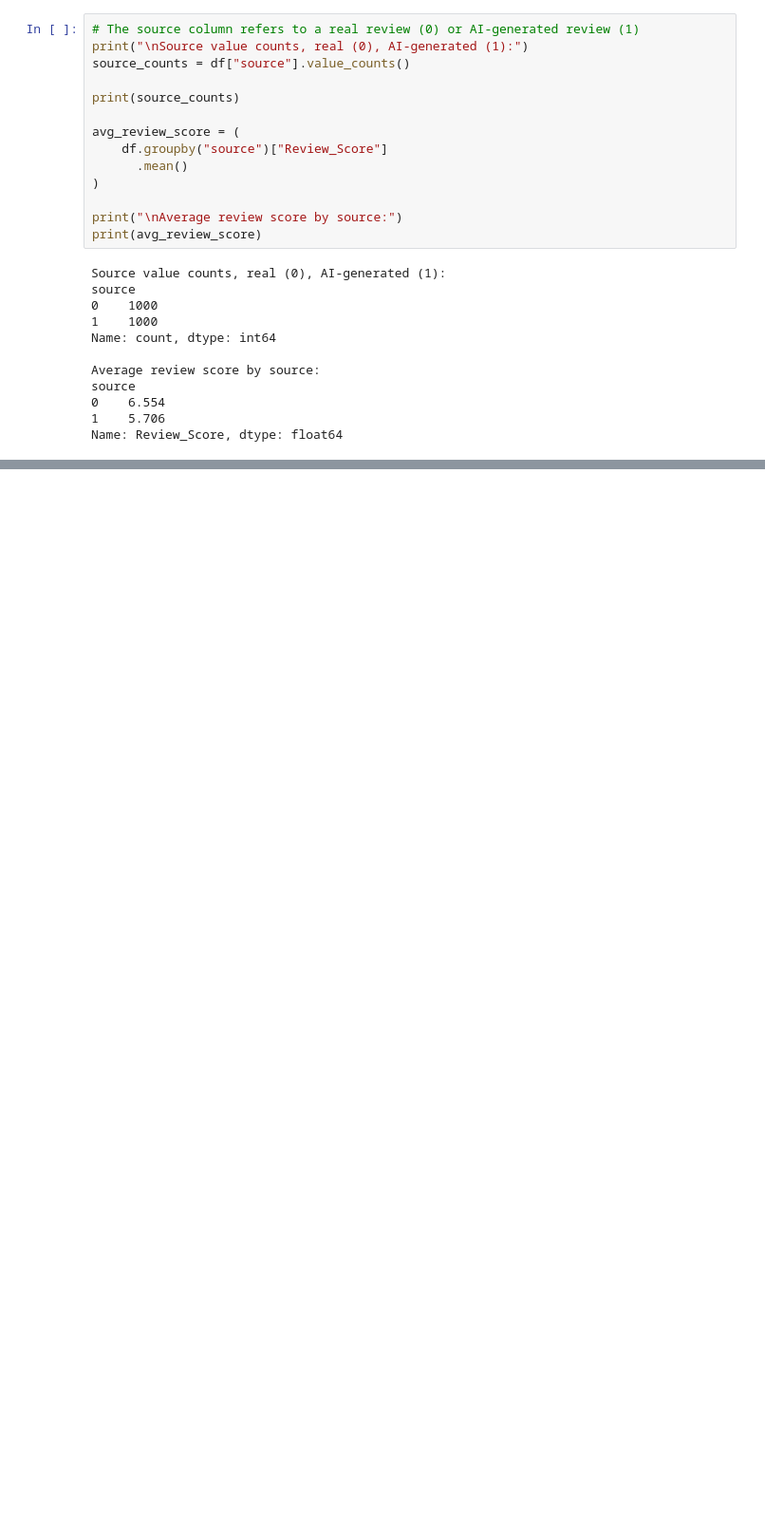
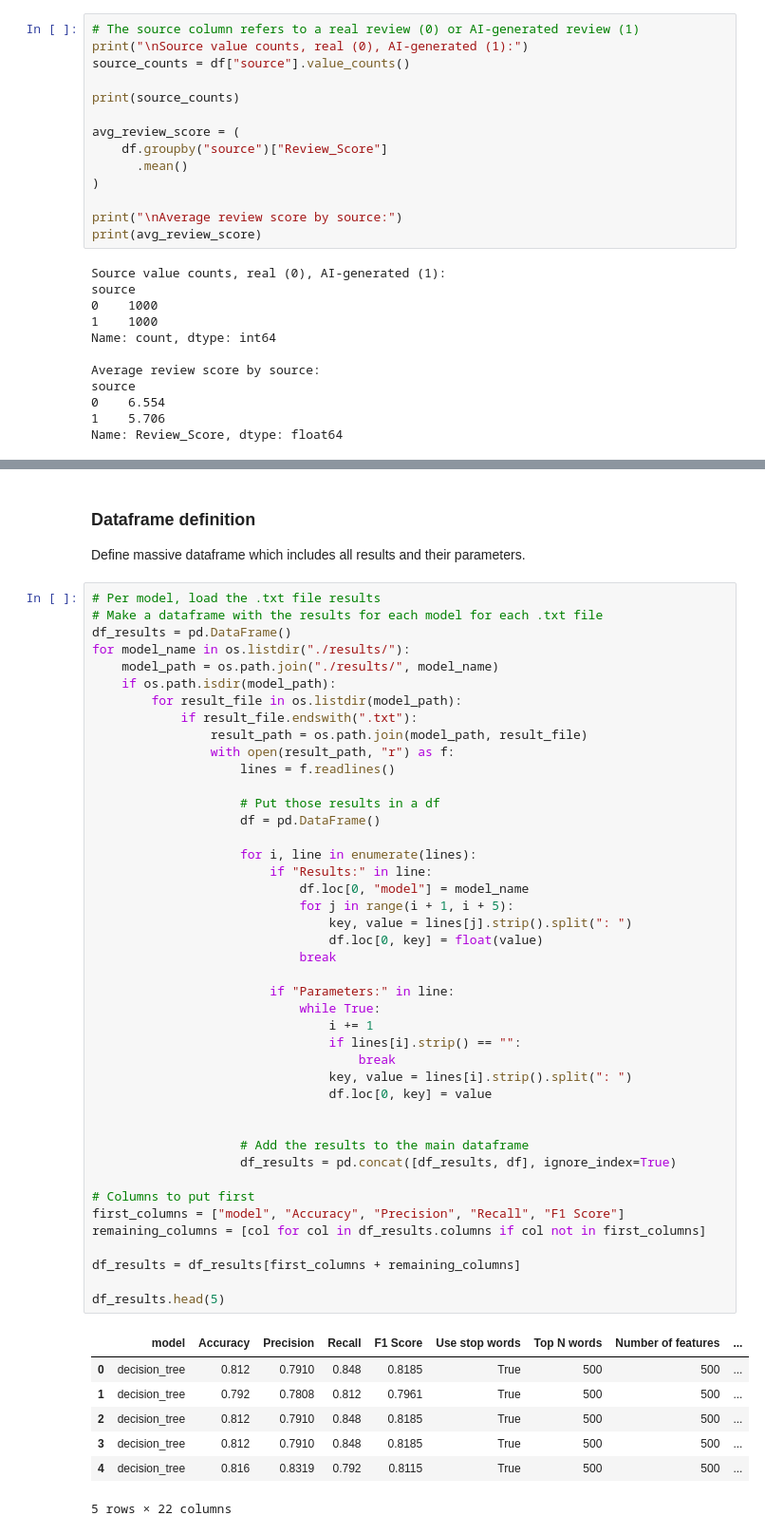
Before and after one commit to andreas4589/review_detection, a Jupyter notebook: data.ipynb, the cells around one changed output, grey strips where cells are left out. Shown at 95% size. Saved outputs shown, nothing was run; the diff lists cells and outputs as text; blank space fills up the shorter version.

```diff
--- a/data.ipynb
+++ b/data.ipynb
@@ -62,0 +85,55 @@ Name: Review_Score, dtype: float64
+# %% [markdown]
+### Dataframe definition
+
+Define massive dataframe which includes all results and their parameters.
+# %%
+# Per model, load the .txt file results
+# Make a dataframe with the results for each model for each .txt file
+df_results = pd.DataFrame()
+for model_name in os.listdir("./results/"):
+    model_path = os.path.join("./results/", model_name)
+    if os.path.isdir(model_path):
+        for result_file in os.listdir(model_path):
+            if result_file.endswith(".txt"):
+                result_path = os.path.join(model_path, result_file)
+                with open(result_path, "r") as f:
+                    lines = f.readlines()
+
+                    # Put those results in a df
+                    df = pd.DataFrame()
+
+                    for i, line in enumerate(lines):
+                        if "Results:" in line:
+                            df.loc[0, "model"] = model_name
+                            for j in range(i + 1, i + 5):
+                                key, value = lines[j].strip().split(": ")
+                                df.loc[0, key] = float(value)
+                            break
+
+                        if "Parameters:" in line:
+                            while True:
+                                i += 1
+                                if lines[i].strip() == "":
+                                    break
+                                key, value = lines[i].strip().split(": ")
+                                df.loc[0, key] = value
+
+
+                    # Add the results to the main dataframe
+                    df_results = pd.concat([df_results, df], ignore_index=True)
+
+# Columns to put first
+first_columns = ["model", "Accuracy", "Precision", "Recall", "F1 Score"]
+remaining_columns = [col for col in df_results.columns if col not in first_columns]
+
+df_results = df_results[first_columns + remaining_columns]
+
+df_results.head(5)
+# %% [output]
+|  | model | Accuracy | Precision | Recall | F1 Score | Use stop words | Top N words | Number of features | ... |
+| 0 | decision_tree | 0.812 | 0.7910 | 0.848 | 0.8185 | True | 500 | 500 | ... |
+| 1 | decision_tree | 0.792 | 0.7808 | 0.812 | 0.7961 | True | 500 | 500 | ... |
+| 2 | decision_tree | 0.812 | 0.7910 | 0.848 | 0.8185 | True | 500 | 500 | ... |
+| 3 | decision_tree | 0.812 | 0.7910 | 0.848 | 0.8185 | True | 500 | 500 | ... |
+| 4 | decision_tree | 0.816 | 0.8319 | 0.792 | 0.8115 | True | 500 | 500 | ... |
+5 rows × 22 columns
```
Also changed, not shown: parts of 8 cells of this notebook, 1 other file.
